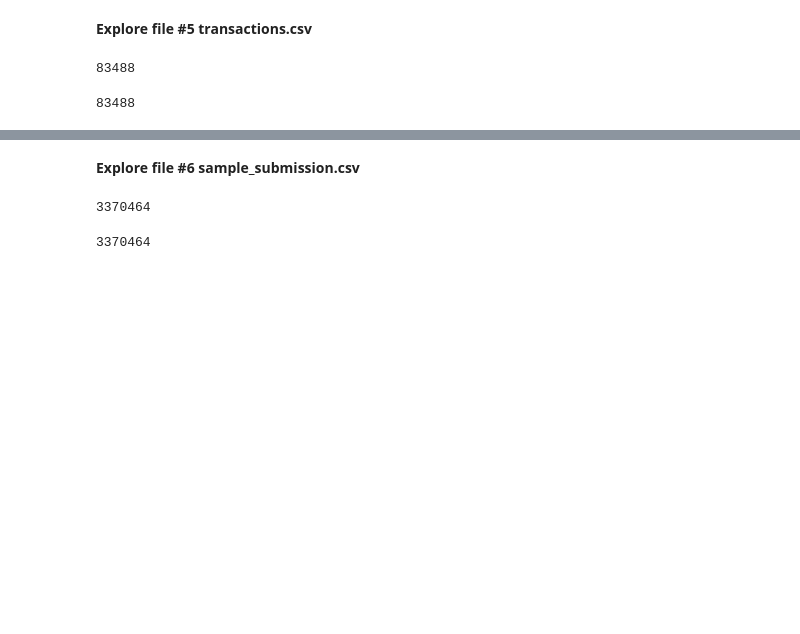
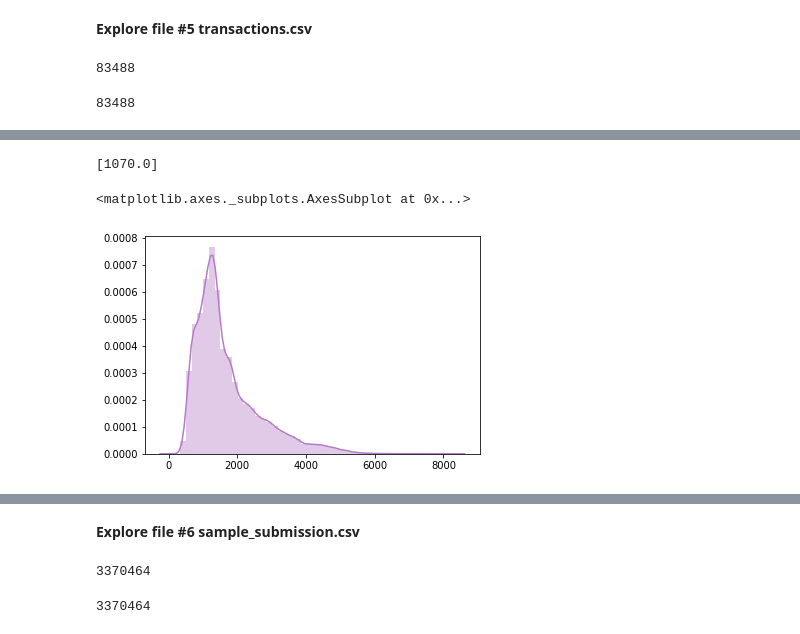
Before and after one commit to codeopia/GrocerySalesAnalysis, a Jupyter notebook: ExploreGrocerySalesData.ipynb, the cells around one changed output, grey strips where cells are left out. Drawn from its saved outputs; the diff is of its cells as text; code cells hidden in the pictures; blank space fills up the shorter version.

```diff
--- a/ExploreGrocerySalesData.ipynb
+++ b/ExploreGrocerySalesData.ipynb
@@ -226,0 +488,11 @@ sdfTransactions.select("date", "store_nbr").distinct().count()
+# %%
+sdfTransactions.approxQuantile("transactions", [0.5], 0.25)
+#median
+# %% [output]
+[1070.0]
+# %%
+trans = sdfTransactions.select("transactions").collect()
+sns.distplot(trans, color=p)
+# %% [output]
+<matplotlib.axes._subplots.AxesSubplot at 0x...>
+[figure, added]
```
Also changed, not shown: parts of 62 cells of this notebook.
